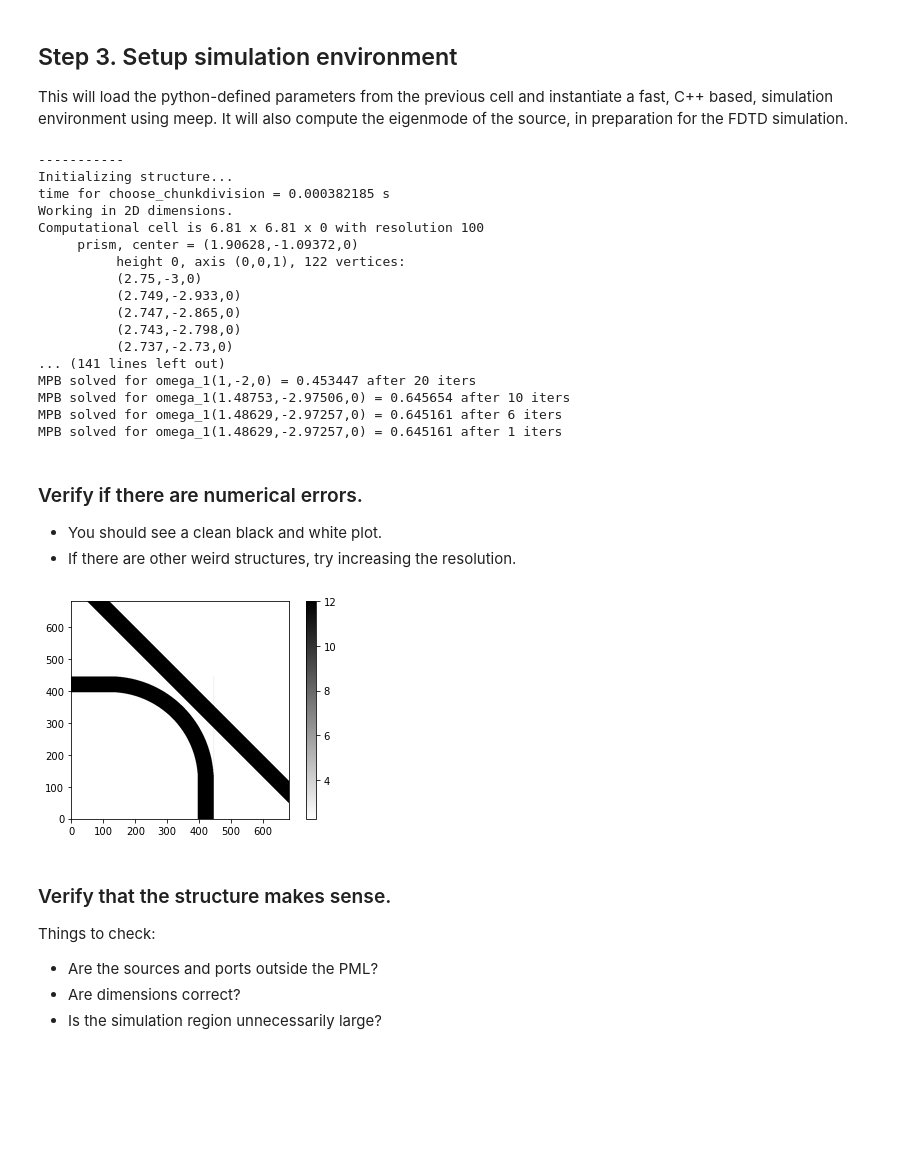
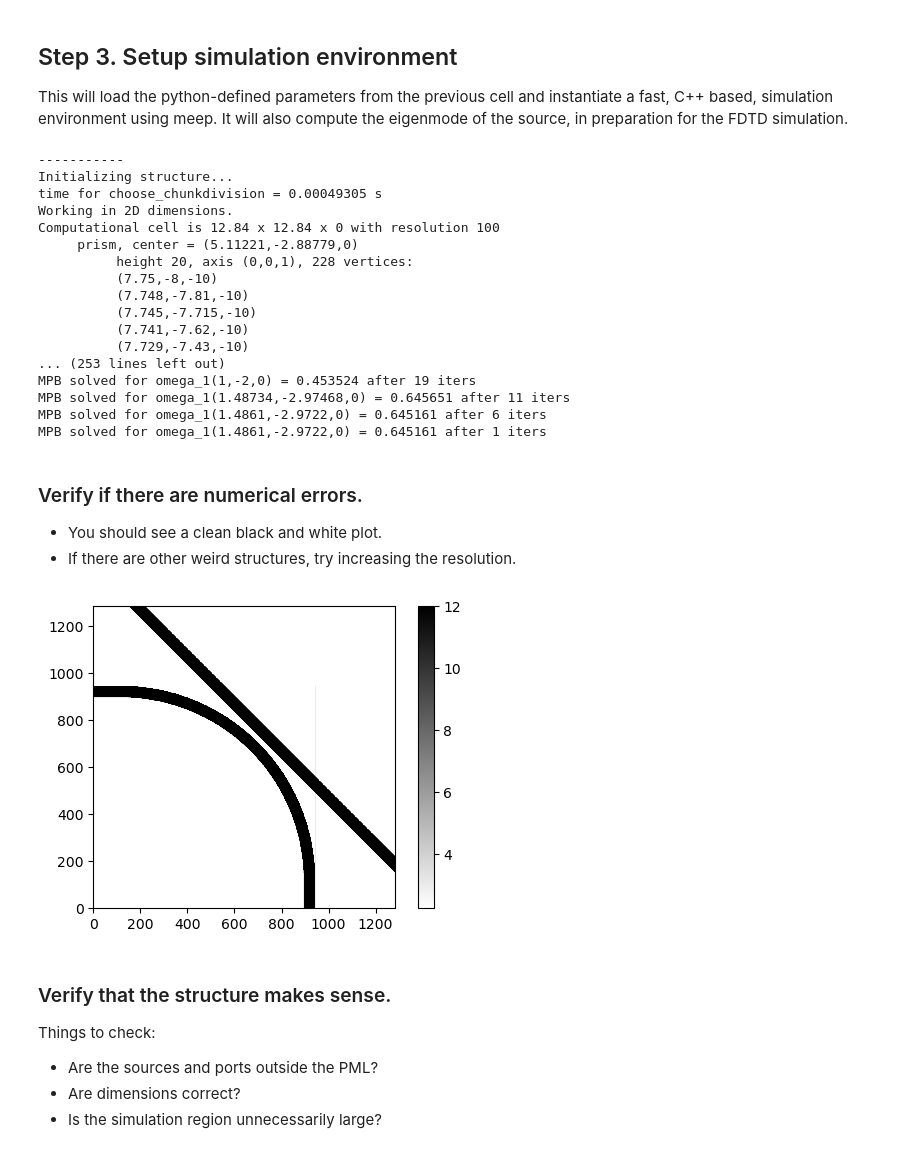
Before and after one commit to simbilod/ELE559-simulations, a Jupyter notebook: B. Waveguide Point Coupler.ipynb, the cells around one changed output. Drawn from its saved outputs; the diff is of its cells as text; code cells hidden in the pictures; blank space fills up the shorter version.

```diff
--- a/B. Waveguide Point Coupler.ipynb
+++ b/B. Waveguide Point Coupler.ipynb
@@ -182,11 +182,12 @@ silicon=mp.Medium(epsilon=12)
 lcen = 1.55
 fcen = 1/lcen
 df = 0.2*fcen
+nfreq = 25
 
 cell_zmax =  0
 cell_zmin =  0
-si_zmax = 0
-si_zmin = 0
+si_zmax = 10
+si_zmin = -10
 
 # read cell size, volumes for source region and flux monitors,
 # and coupler geometry from GDSII file
@@ -204,8 +205,8 @@ p4 = mp.GDSII_vol(gdsII_file, PORT4_LAYER, si_zmin, si_zmax)
 
 
 sources = [mp.EigenModeSource(src=mp.GaussianSource(fcen,fwidth=df),
-                              size=src_vol.size,
-                              center=src_vol.center,
+                              size=round_vector(src_vol.size),
+                              center=round_vector(src_vol.center),
                               direction=mp.NO_DIRECTION,
                               eig_kpoint=mp.Vector3(1, -1, 0), # -45 degree angle
                               eig_band=1,
@@ -216,11 +217,8 @@ sources = [mp.EigenModeSource(src=mp.GaussianSource(fcen,fwidth=df),
 sim = mp.Simulation(resolution=res,
                     default_material=oxide,
                     eps_averaging=False,
-#                     subpixel_maxeval=10,
-#                     subpixel_tol=0.1,
                     cell_size=cell.size,
                     geometry_center=round_vector(cell.center,2),
-#                     geometry_center=mp.Vector3(2.20, -0.79,0),
                     boundary_layers=[mp.PML(pml_width)],
                     sources=sources,
                     geometry=si_layer)
@@ -240,10 +238,10 @@ sim.reset_meep()
 
 # Could add monitors at many frequencies by looping over fcen
 # Means one FDTD for many results!
-mode1 = sim.add_mode_monitor(fcen, df, 10, mp.ModeRegion(volume=p1))
-mode2 = sim.add_mode_monitor(fcen, df, 10, mp.ModeRegion(volume=p2))
-mode3 = sim.add_mode_monitor(fcen, df, 10, mp.ModeRegion(volume=p3))
-mode4 = sim.add_mode_monitor(fcen, df, 10, mp.ModeRegion(volume=p4))
+mode1 = sim.add_mode_monitor(fcen, df, nfreq, mp.ModeRegion(volume=p1))
+mode2 = sim.add_mode_monitor(fcen, df, nfreq, mp.ModeRegion(volume=p2))
+mode3 = sim.add_mode_monitor(fcen, df, nfreq, mp.ModeRegion(volume=p3))
+mode4 = sim.add_mode_monitor(fcen, df, nfreq, mp.ModeRegion(volume=p4))
 
 # Let's store the frequencies that were generated by this mode monitor
 mode1_freqs = np.array(mp.get_eigenmode_freqs(mode1))
@@ -255,33 +253,33 @@ sim.init_sim()
 # %% [output]
 -----------
 Initializing structure...
-time for choose_chunkdivision = 0.000382185 s
+time for choose_chunkdivision = 0.00049305 s
 Working in 2D dimensions.
-Computational cell is 6.81 x 6.81 x 0 with resolution 100
-     prism, center = (1.90628,-1.09372,0)
-          height 0, axis (0,0,1), 122 vertices:
-          (2.75,-3,0)
-          (2.749,-2.933,0)
-          (2.747,-2.865,0)
-          (2.743,-2.798,0)
-          (2.737,-2.73,0)
-... (141 lines left out)
-MPB solved for omega_1(1,-2,0) = 0.453447 after 20 iters
-MPB solved for omega_1(1.48753,-2.97506,0) = 0.645654 after 10 iters
-MPB solved for omega_1(1.48629,-2.97257,0) = 0.645161 after 6 iters
-MPB solved for omega_1(1.48629,-2.97257,0) = 0.645161 after 1 iters
+Computational cell is 12.84 x 12.84 x 0 with resolution 100
+     prism, center = (5.11221,-2.88779,0)
+          height 20, axis (0,0,1), 228 vertices:
+          (7.75,-8,-10)
+          (7.748,-7.81,-10)
+          (7.745,-7.715,-10)
+          (7.741,-7.62,-10)
+          (7.729,-7.43,-10)
+... (253 lines left out)
+MPB solved for omega_1(1,-2,0) = 0.453524 after 19 iters
+MPB solved for omega_1(1.48734,-2.97468,0) = 0.645651 after 11 iters
+MPB solved for omega_1(1.4861,-2.9722,0) = 0.645161 after 6 iters
+MPB solved for omega_1(1.4861,-2.9722,0) = 0.645161 after 1 iters
 # %% [markdown]
 ### Verify if there are numerical errors.
 - You should see a clean black and white plot.
 - If there are other weird structures, try increasing the resolution.
 # %%
 eps_data = sim.get_array(center=cell.center, size=cell.size, component=mp.Dielectric)
-plt.figure()
-plt.imshow(eps_data.transpose(), interpolation='spline36', cmap='binary', origin='lower')
+plt.figure(dpi=res)
+plt.imshow(eps_data.transpose(), interpolation='none', cmap='binary', origin='lower')
 plt.colorbar()
 plt.show()
 # %% [output]
-[figure, old version]
+[figure, new version]
 # %% [markdown]
 ### Verify that the structure makes sense.
 
```
Also changed, not shown: parts of 19 cells of this notebook, 1 other file.
